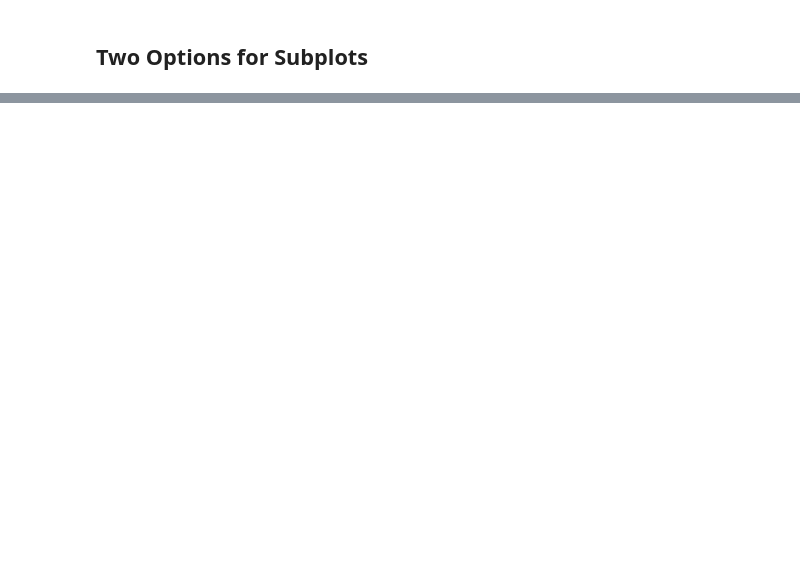
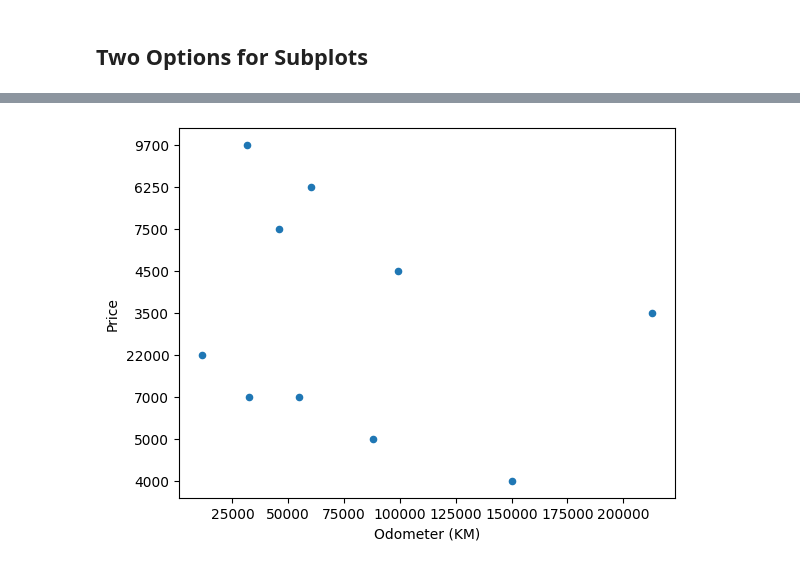
Before and after one commit to HerbertNtim/dataScience-ML, a Jupyter notebook: Introduction To Matplotlib.ipynb, the cells around one changed output, grey strips where cells are left out. Cells and saved outputs as stored; diff of their text form; code cells hidden in the pictures; blank space fills up the shorter version.

```diff
--- a/Introduction To Matplotlib.ipynb
+++ b/Introduction To Matplotlib.ipynb
@@ -143,0 +235,4 @@ ax[1, 0].bar(nut_butter.keys(),
+# %%
+car_sales.plot(x="Odometer (KM)", y="Price", kind="scatter");
+# %% [output]
+[figure, added]
```
Also changed, not shown: parts of 10 cells of this notebook.
